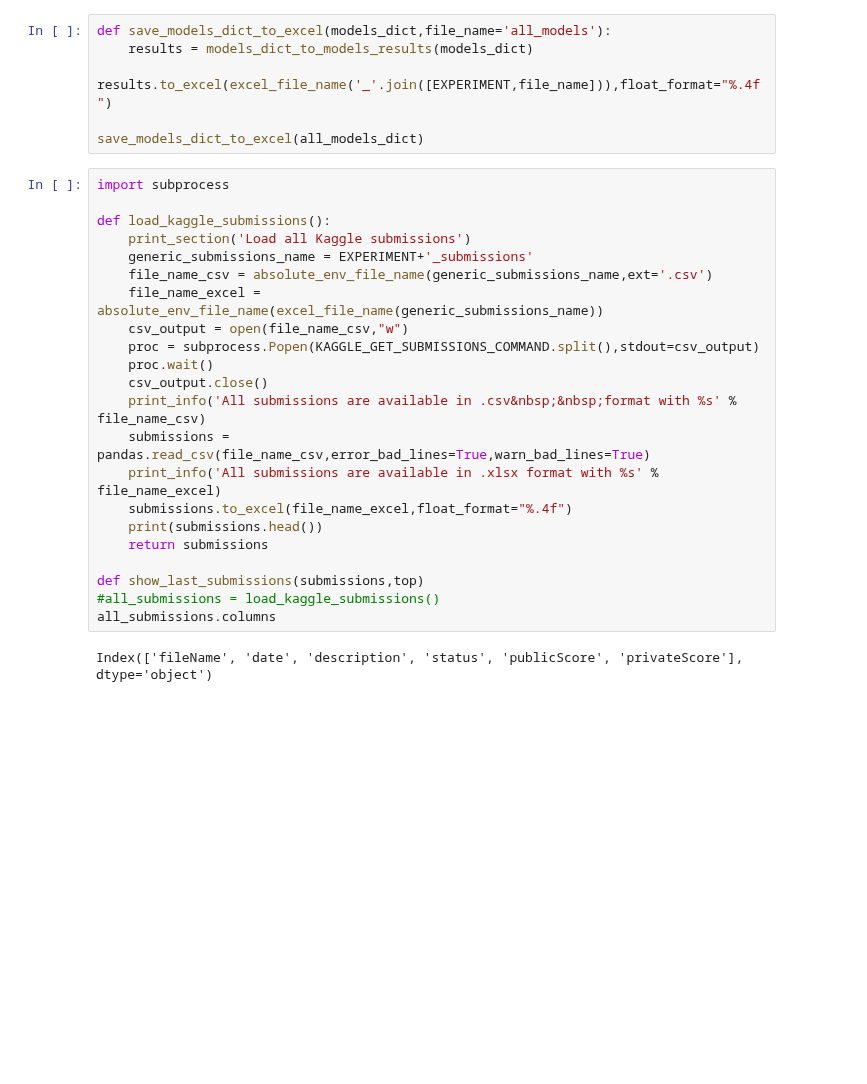
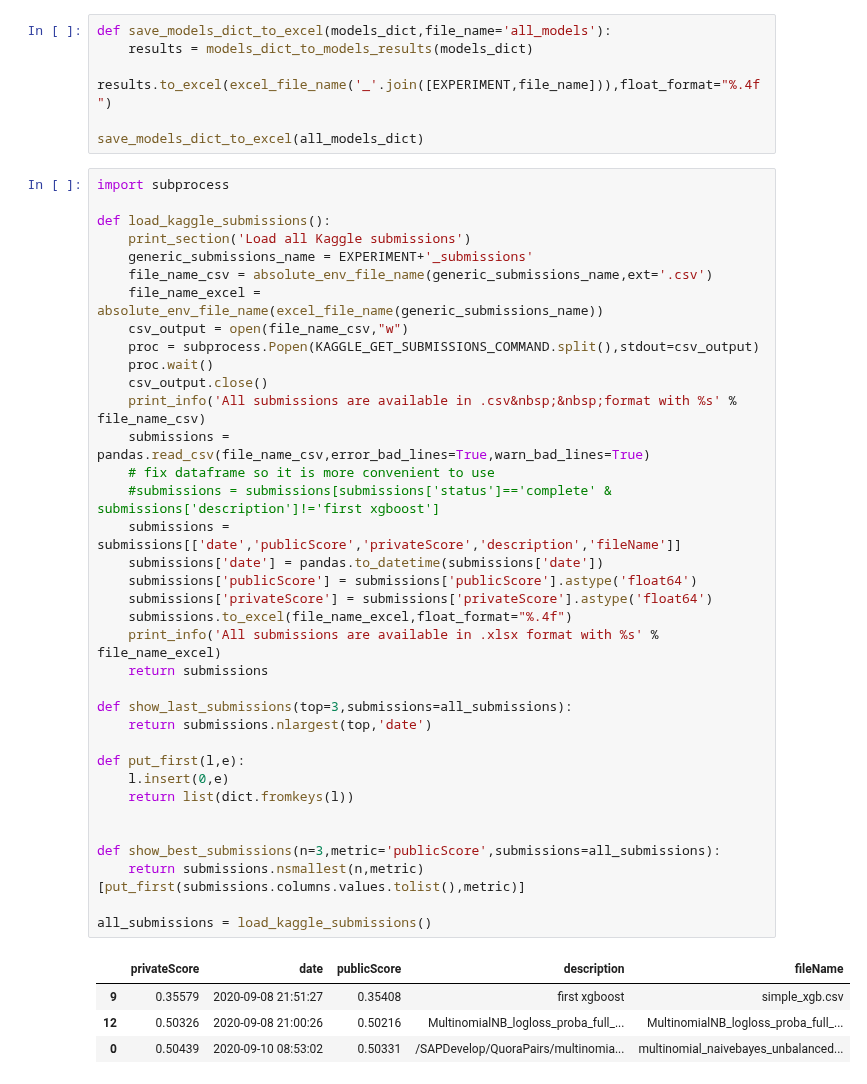
Before and after one commit to acharroux/QuoraPairs, a Jupyter notebook: BruteForce/naivebayes_basic_features_unbalanced.ipynb, the cells around one changed output. Drawn from its saved outputs; the diff is of its cells as text; blank space fills up the shorter version.

Commit message:
fix tools on submissions

```diff
--- a/BruteForce/naivebayes_basic_features_unbalanced.ipynb
+++ b/BruteForce/naivebayes_basic_features_unbalanced.ipynb
@@ -719,24 +719,41 @@ save_models_dict_to_excel(all_models_dict)
 # %%
 import subprocess
 
 def load_kaggle_submissions():
     print_section('Load all Kaggle submissions')
     generic_submissions_name = EXPERIMENT+'_submissions'
     file_name_csv = absolute_env_file_name(generic_submissions_name,ext='.csv')
     file_name_excel = absolute_env_file_name(excel_file_name(generic_submissions_name))
     csv_output = open(file_name_csv,"w")
     proc = subprocess.Popen(KAGGLE_GET_SUBMISSIONS_COMMAND.split(),stdout=csv_output)
     proc.wait()
     csv_output.close()
     print_info('All submissions are available in .csv&nbsp;&nbsp;format with %s' % file_name_csv)
     submissions = pandas.read_csv(file_name_csv,error_bad_lines=True,warn_bad_lines=True)
+    # fix dataframe so it is more convenient to use
+    #submissions = submissions[submissions['status']=='complete' & submissions['description']!='first xgboost']
+    submissions = submissions[['date','publicScore','privateScore','description','fileName']]
+    submissions['date'] = pandas.to_datetime(submissions['date'])
+    submissions['publicScore'] = submissions['publicScore'].astype('float64')
+    submissions['privateScore'] = submissions['privateScore'].astype('float64')
+    submissions.to_excel(file_name_excel,float_format="%.4f")
     print_info('All submissions are available in .xlsx format with %s' % file_name_excel)
-    submissions.to_excel(file_name_excel,float_format="%.4f")
-    print(submissions.head())
     return submissions
 
-def show_last_submissions(submissions,top)
-#all_submissions = load_kaggle_submissions()
-all_submissions.columns
+def show_last_submissions(top=3,submissions=all_submissions):
+    return submissions.nlargest(top,'date')
+
+def put_first(l,e):
+    l.insert(0,e)
+    return list(dict.fromkeys(l))
+
+
+def show_best_submissions(n=3,metric='publicScore',submissions=all_submissions):
+    return submissions.nsmallest(n,metric)[put_first(submissions.columns.values.tolist(),metric)]
+
+all_submissions = load_kaggle_submissions()
 # %% [output]
-Index(['fileName', 'date', 'description', 'status', 'publicScore', 'privateScore'], dtype='object')
+|  | privateScore | date | publicScore | description | fileName |
+| 9 | 0.35579 | 2020-09-08 21:51:27 | 0.35408 | first xgboost | simple_xgb.csv |
+| 12 | 0.50326 | 2020-09-08 21:00:26 | 0.50216 | MultinomialNB_logloss_proba_full_... | MultinomialNB_logloss_proba_full_... |
+| 0 | 0.50439 | 2020-09-10 08:53:02 | 0.50331 | /SAPDevelop/QuoraPairs/multinomia... | multinomial_naivebayes_unbalanced... |
```
Also changed, not shown: parts of 2 cells of this notebook.
